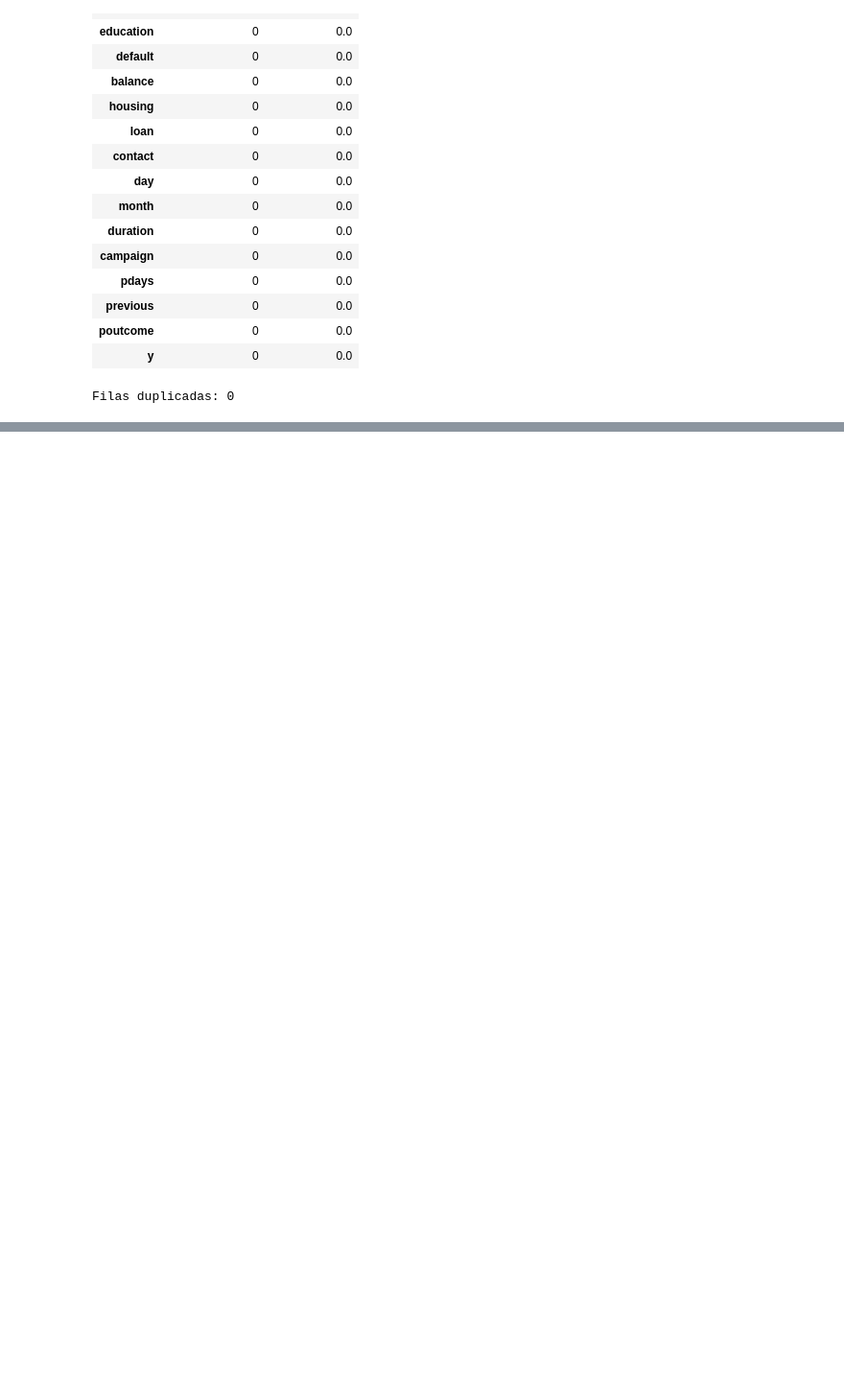
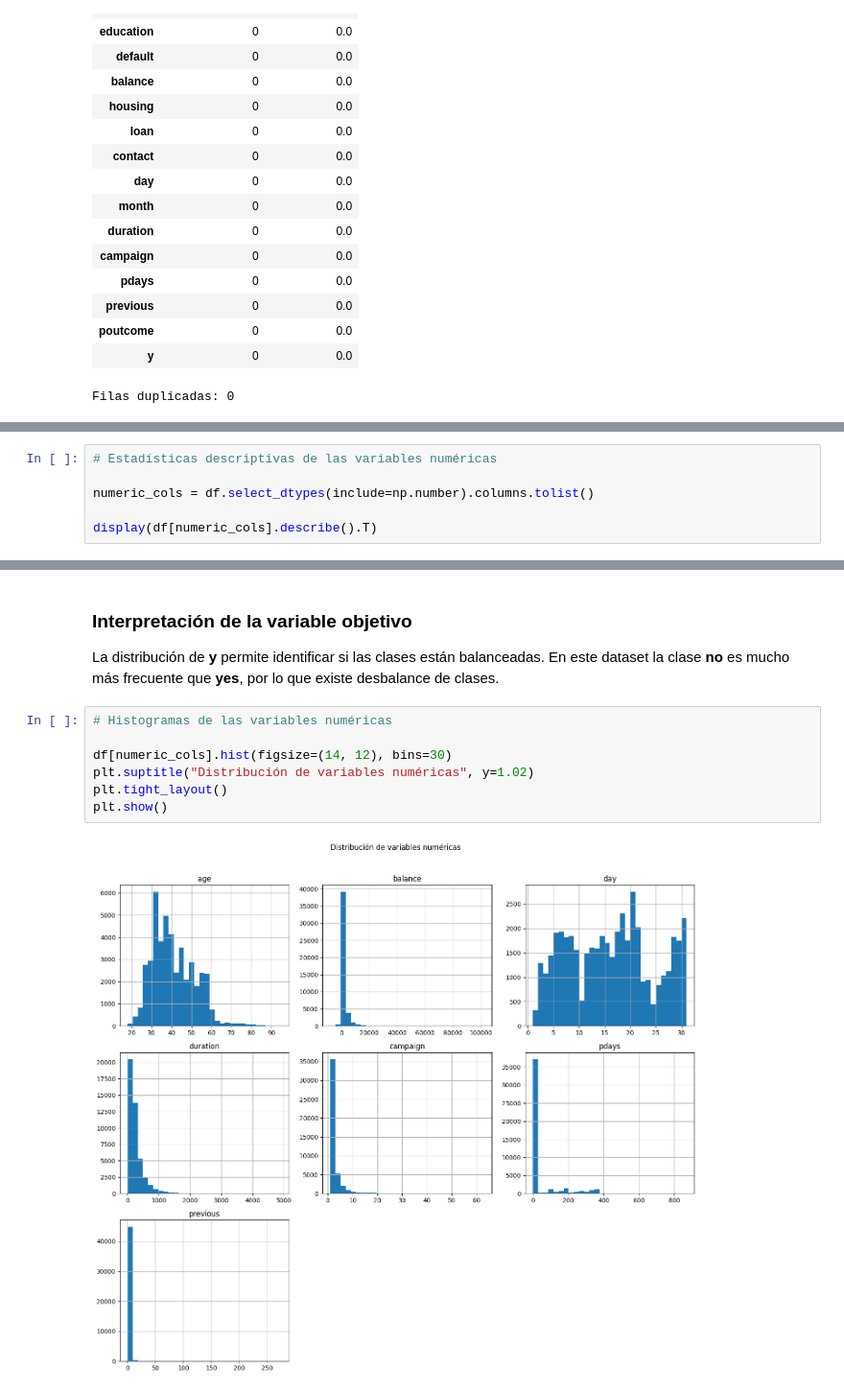
Before and after one commit to LeonardoG2005/Bank-Marketing-Database, a Jupyter notebook: Bank_Marketing_Database_Proyecto1.ipynb, the cells around one changed output, grey strips where cells are left out. Shown at 96% size. Cells and saved outputs as stored; diff of their text form; blank space fills up the shorter version.

```diff
--- a/Bank_Marketing_Database_Proyecto1.ipynb
+++ b/Bank_Marketing_Database_Proyecto1.ipynb
@@ -201,0 +204,6 @@ Filas duplicadas: 0
+# %%
+# Estadísticas descriptivas de las variables numéricas
+
+numeric_cols = df.select_dtypes(include=np.number).columns.tolist()
+
+display(df[numeric_cols].describe().T)
@@ -201,0 +246,13 @@ Filas duplicadas: 0
+# %% [markdown]
+### Interpretación de la variable objetivo
+
+La distribución de **y** permite identificar si las clases están balanceadas. En este dataset la clase **no** es mucho más frecuente que **yes**, por lo que existe desbalance de clases.
+# %%
+# Histogramas de las variables numéricas
+
+df[numeric_cols].hist(figsize=(14, 12), bins=30)
+plt.suptitle("Distribución de variables numéricas", y=1.02)
+plt.tight_layout()
+plt.show()
+# %% [output]
+[figure, added]
```
Also changed, not shown: parts of 8 cells of this notebook.
